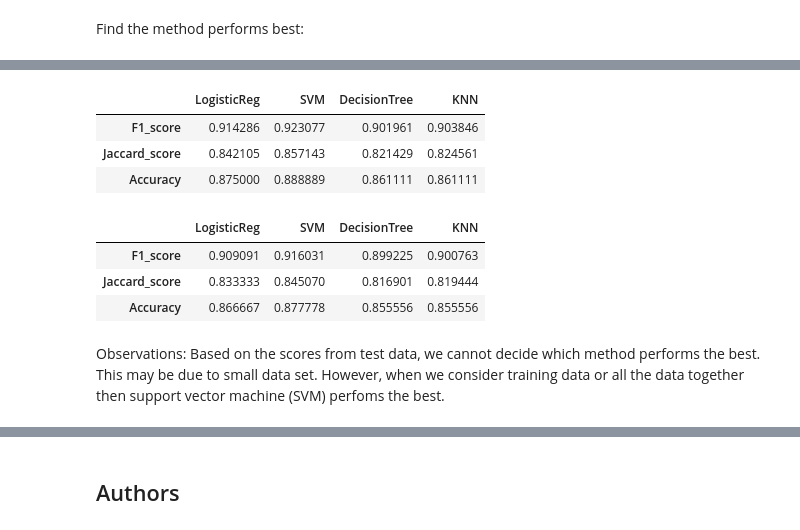
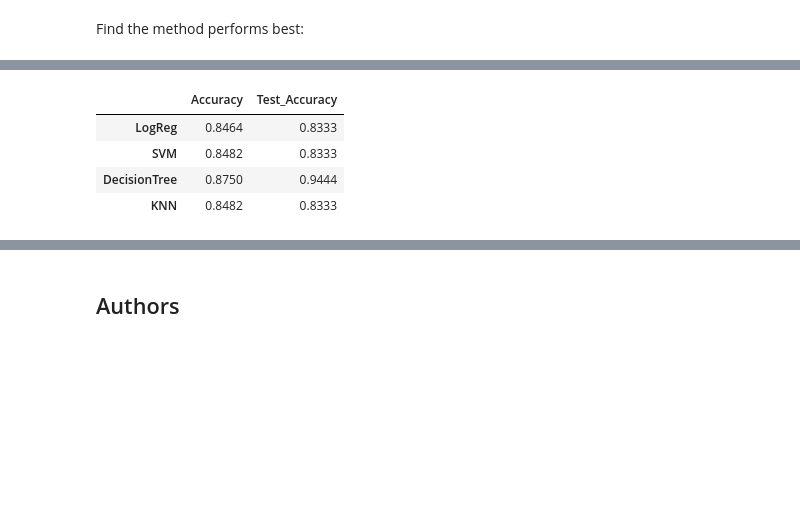
Before and after one commit to pinki999/DS, a Jupyter notebook: MachineLearningPrediction.ipynb, the cells around one changed output, grey strips where cells are left out. Drawn from its saved outputs; the diff is of its cells as text; code cells hidden in the pictures; blank space fills up the shorter version.

```diff
--- a/MachineLearningPrediction.ipynb
+++ b/MachineLearningPrediction.ipynb
@@ -361,61 +331,17 @@ report_test_data
-# %%
-# Compute f1_score for all method using the training data
-
-F1_scores_train=[f1_score(Y_train, logreg_cv.predict(X_train)),
-          f1_score(Y_train, svm_cv.predict(X_train)),
-          f1_score(Y_train, tree_cv.predict(X_train)),
-          f1_score(Y_train, knn_cv.predict(X_train))]
-
-# Compute jaccard score for all method using the training data
-
-Jacc_scores_train=[jaccard_score(Y_train, logreg_cv.predict(X_train)),
-          jaccard_score(Y_train, svm_cv.predict(X_train)),
-          jaccard_score(Y_train, tree_cv.predict(X_train)),
-          jaccard_score(Y_train, knn_cv.predict(X_train))]
-
-accuracy_scores_train=[logreg_cv.score(X_train, Y_train), svm_cv.score(X_train, Y_train),
-                 tree_cv.score(X_train, Y_train), knn_cv.score(X_train, Y_train)]
-
-# report showing the scores from all the methods for training data
-report_train_data=pd.DataFrame(np.array([F1_scores_train, Jacc_scores_train, accuracy_scores_train]),
-                   columns=['LogisticReg', 'SVM', 'DecisionTree', 'KNN'],
-                   index=['F1_score', 'Jaccard_score', 'Accuracy'])
-
-report_train_data
-# %% [output]
-|  | LogisticReg | SVM | DecisionTree | KNN |
-| F1_score | 0.914286 | 0.923077 | 0.901961 | 0.903846 |
-| Jaccard_score | 0.842105 | 0.857143 | 0.821429 | 0.824561 |
-| Accuracy | 0.875000 | 0.888889 | 0.861111 | 0.861111 |
-# %%
-# Compute f1_score for all method using all data
-
-F1_scores_all=[f1_score(Y, logreg_cv.predict(X)),
-          f1_score(Y, svm_cv.predict(X)),
-          f1_score(Y, tree_cv.predict(X)),
-          f1_score(Y, knn_cv.predict(X))]
-
-# Compute jaccard score for all method using all data
-
-Jacc_scores_all=[jaccard_score(Y, logreg_cv.predict(X)),
-          jaccard_score(Y, svm_cv.predict(X)),
-          jaccard_score(Y, tree_cv.predict(X)),
-          jaccard_score(Y, knn_cv.predict(X))]
-
-accuracy_scores_all=[logreg_cv.score(X, Y), svm_cv.score(X, Y),
-                 tree_cv.score(X, Y), knn_cv.score(X, Y)]
-
-# report showing the scores from all the methods for all data
-report_all=pd.DataFrame(np.array([F1_scores_all, Jacc_scores_all, accuracy_scores_all]),
-                   columns=['LogisticReg', 'SVM', 'DecisionTree', 'KNN'],
-                   index=['F1_score', 'Jaccard_score', 'Accuracy'])
-
-report_all
-# %% [output]
-|  | LogisticReg | SVM | DecisionTree | KNN |
-| F1_score | 0.909091 | 0.916031 | 0.899225 | 0.900763 |
-| Jaccard_score | 0.833333 | 0.845070 | 0.816901 | 0.819444 |
-| Accuracy | 0.866667 | 0.877778 | 0.855556 | 0.855556 |
-# %% [markdown]
-Observations: Based on the scores from test data, we cannot decide which method performs the best. This may be due to small data set.
-However, when we consider training data or all the data together then support vector machine (SVM) perfoms the best.
+# %%
+LogReg=[logreg_cv.best_score_.round(4), logreg_score.round(4)]
+SVM=[svm_cv.best_score_.round(4), svm_score.round(4)]
+DecisionTree=[tree_cv.best_score_.round(4), tree_cv_score.round(4)]
+KNN=[knn_cv.best_score_.round(4), knn_score.round(4)]
+
+report=pd.DataFrame(np.array([LogReg, SVM, DecisionTree, KNN]),
+                   columns=['Accuracy', 'Test_Accuracy'],
+                   index=['LogReg', 'SVM', 'DecisionTree', 'KNN'])
+
+report
+# %% [output]
+|  | Accuracy | Test_Accuracy |
+| LogReg | 0.8464 | 0.8333 |
+| SVM | 0.8482 | 0.8333 |
+| DecisionTree | 0.8750 | 0.9444 |
+| KNN | 0.8482 | 0.8333 |
```
Also changed, not shown: parts of 7 cells of this notebook.
